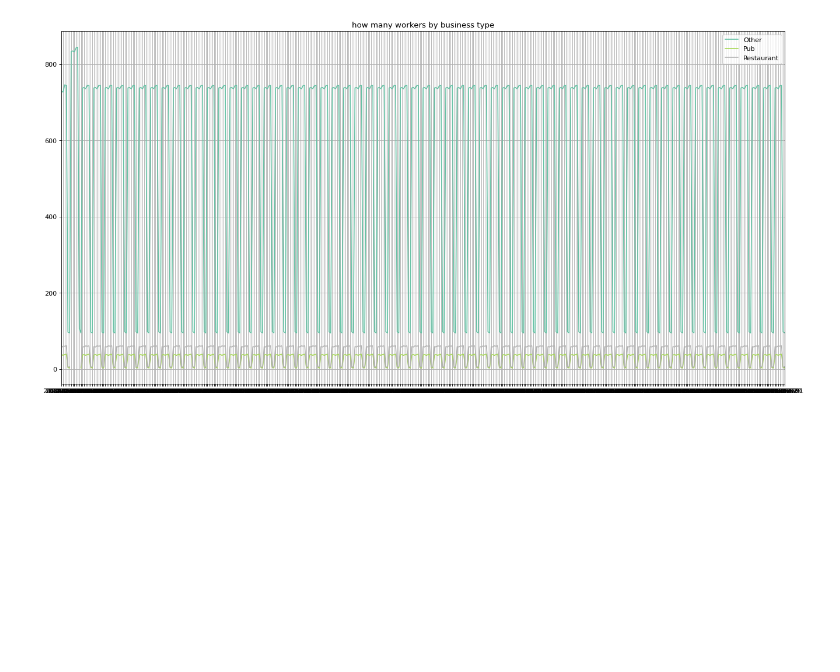
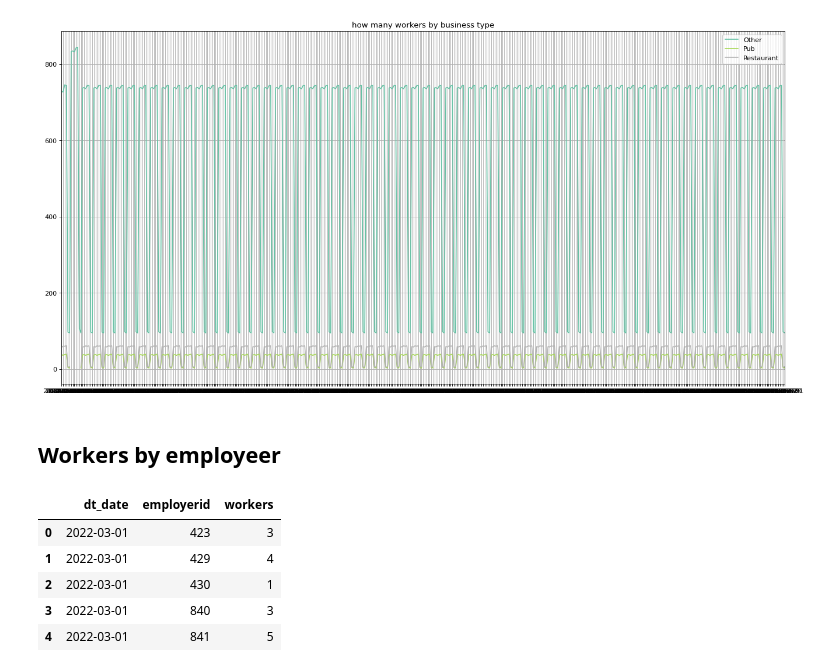
Before and after one commit to blukitas/Viz_2022_Grupo_4, a Jupyter notebook: docker/Notebooks/12.participant_job.ipynb, the cells around one changed output. Saved outputs shown, nothing was run; the diff lists cells and outputs as text; code cells hidden in the pictures; blank space fills up the shorter version.

```diff
--- a/docker/Notebooks/12.participant_job.ipynb
+++ b/docker/Notebooks/12.participant_job.ipynb
@@ -126,3 +126,5 @@ ax.set_title("how many workers by business type")
 plt.show()
 # %% [output]
 [figure]
+# %% [markdown]
+## Workers by employeer
@@ -128,0 +152,9 @@ plt.show()
+# %%
+df.head(5)
+# %% [output]
+|  | dt_date | employerid | workers |
+| 0 | 2022-03-01 | 423 | 3 |
+| 1 | 2022-03-01 | 429 | 4 |
+| 2 | 2022-03-01 | 430 | 1 |
+| 3 | 2022-03-01 | 840 | 3 |
+| 4 | 2022-03-01 | 841 | 5 |
```
Also changed, not shown: parts of 2 cells of this notebook, 1 other file.
